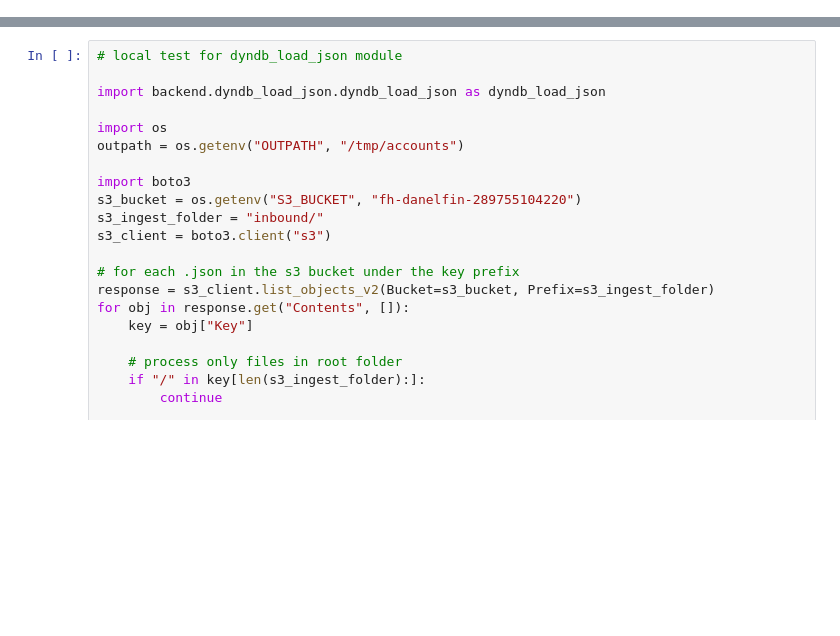
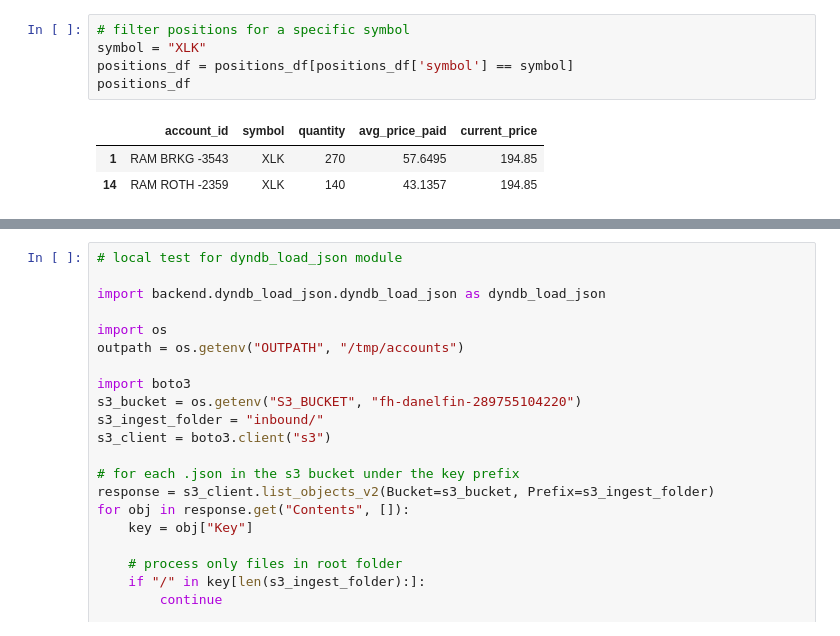
Before and after one commit to froghollow/fh-ramlytics, a Jupyter notebook: hello.ipynb, the cells around one changed output, grey strips where cells are left out. Drawn from its saved outputs; the diff is of its cells as text; blank space fills up the shorter version.

```diff
--- a/hello.ipynb
+++ b/hello.ipynb
@@ -99 +36,10 @@ qry = DbQuery(db)
+# %%
+# filter positions for a specific symbol
+symbol = "XLK"
+positions_df = positions_df[positions_df['symbol'] == symbol]
+positions_df
+# %% [output]
+|  | account_id | symbol | quantity | avg_price_paid | current_price |
+| 1 | RAM BRKG -3543 | XLK | 270 | 57.6495 | 194.85 |
+| 14 | RAM ROTH -2359 | XLK | 140 | 43.1357 | 194.85 |
 # %%
```
Also changed, not shown: parts of 21 cells of this notebook, 10 other files.
